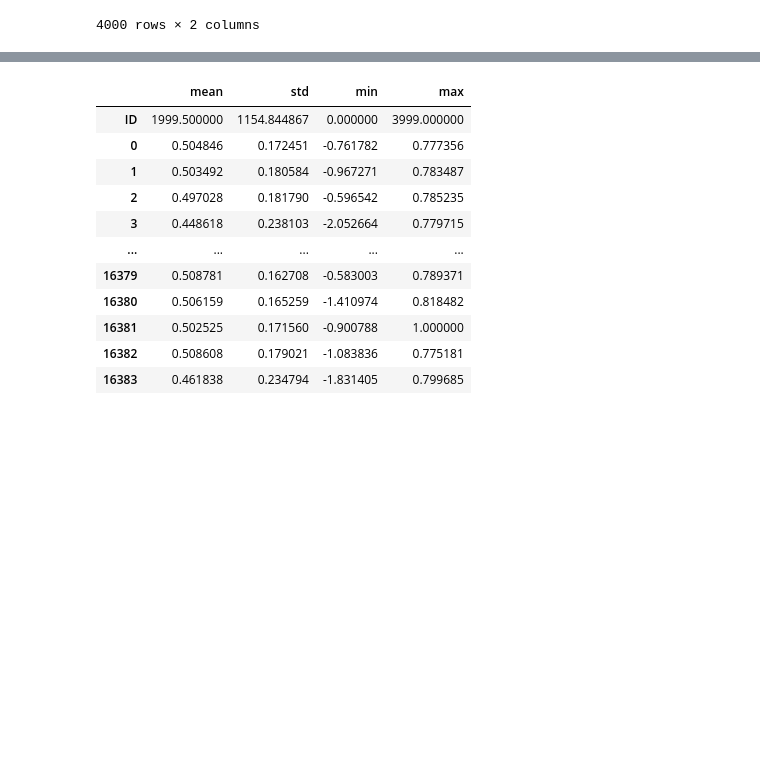
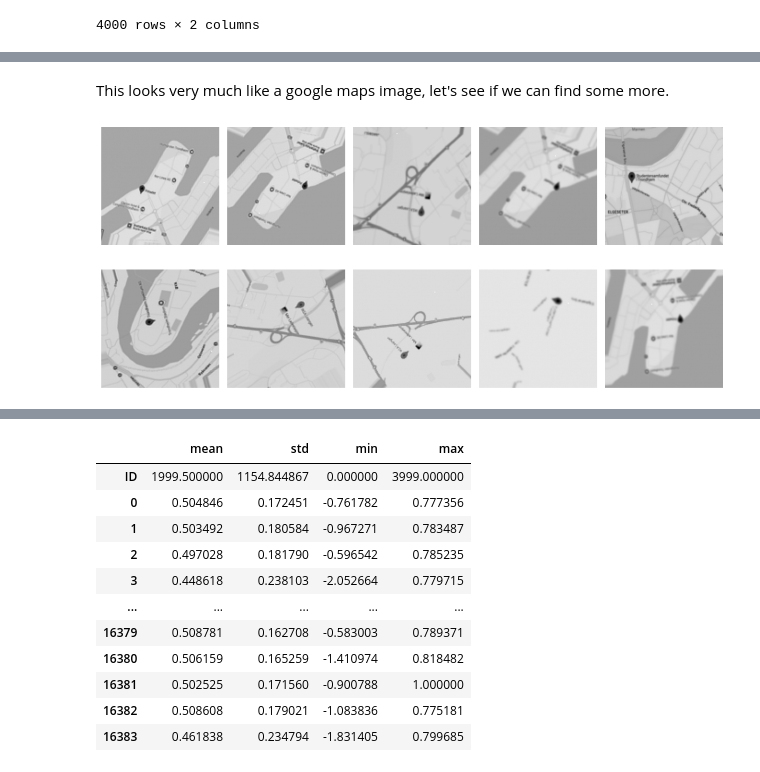
Before and after one commit to fjhanevo/TDT4172, a Jupyter notebook: Assignment2/Chapter_2.ipynb, the cells around one changed output, grey strips where cells are left out. Cells and saved outputs as stored; diff of their text form; code cells hidden in the pictures; blank space fills up the shorter version.

```diff
--- a/Assignment2/Chapter_2.ipynb
+++ b/Assignment2/Chapter_2.ipynb
@@ -476,0 +512,19 @@ sample_submission
+# %% [markdown]
+This looks very much like a google maps image, let's see if we can find some more.
+# %%
+# Look at the 20 first samples
+samples = [i for i in range(10)]
+
+# parameter to look at different indices of X
+offset = 20
+
+fig, ax = plt.subplots(2,5,figsize=(12,6))
+ax = ax.flatten()
+for i in samples:
+    img = X[i+offset].reshape(128, 128)
+    ax[i].imshow(img, cmap='gray')
+    ax[i].axis('off')
+plt.tight_layout()
+plt.show()
+# %% [output]
+[figure, added]
```
Also changed, not shown: parts of 7 cells of this notebook.
